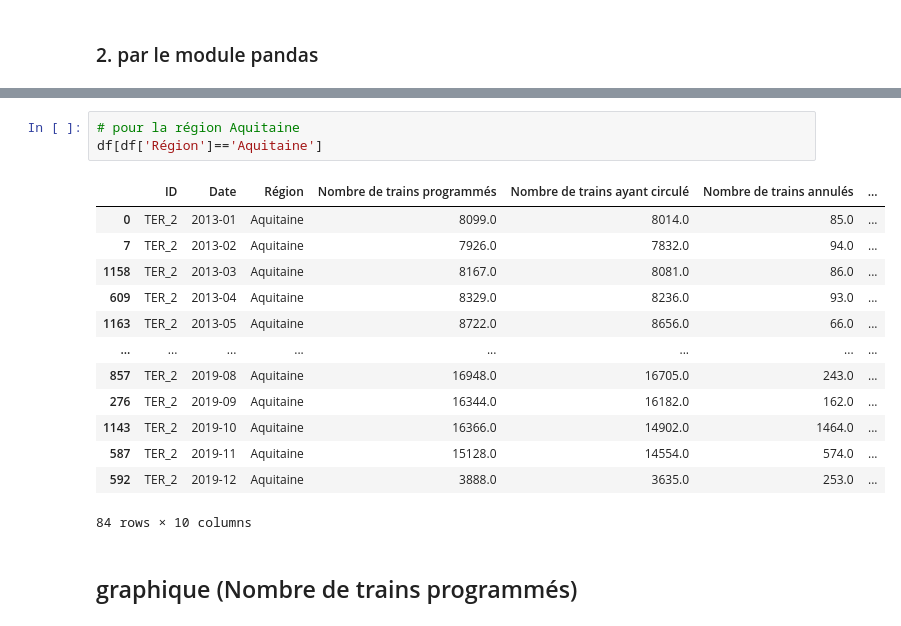
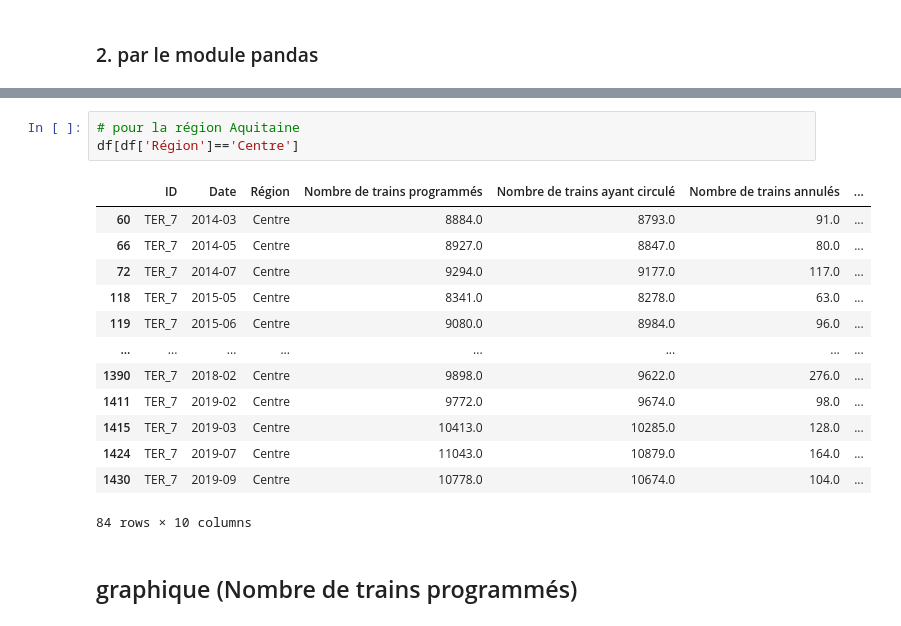
Before and after one commit to Paulthibaud/change-Point-model, a Jupyter notebook: SNCF_TER.ipynb, the cells around one changed output, grey strips where cells are left out. Cells and saved outputs as stored; diff of their text form.

```diff
--- a/SNCF_TER.ipynb
+++ b/SNCF_TER.ipynb
@@ -121,20 +121,20 @@ Occitanie                     18
 Name: Région, dtype: int64
 # %%
 # pour la région Aquitaine
-df[df['Région']=='Aquitaine']
+df[df['Région']=='Centre']
 # %% [output]
 |  | ID | Date | Région | Nombre de trains programmés | Nombre de trains ayant circulé | Nombre de trains annulés | ... |
-| 0 | TER_2 | 2013-01 | Aquitaine | 8099.0 | 8014.0 | 85.0 | ... |
-| 7 | TER_2 | 2013-02 | Aquitaine | 7926.0 | 7832.0 | 94.0 | ... |
-| 1158 | TER_2 | 2013-03 | Aquitaine | 8167.0 | 8081.0 | 86.0 | ... |
-| 609 | TER_2 | 2013-04 | Aquitaine | 8329.0 | 8236.0 | 93.0 | ... |
-| 1163 | TER_2 | 2013-05 | Aquitaine | 8722.0 | 8656.0 | 66.0 | ... |
+| 60 | TER_7 | 2014-03 | Centre | 8884.0 | 8793.0 | 91.0 | ... |
+| 66 | TER_7 | 2014-05 | Centre | 8927.0 | 8847.0 | 80.0 | ... |
+| 72 | TER_7 | 2014-07 | Centre | 9294.0 | 9177.0 | 117.0 | ... |
+| 118 | TER_7 | 2015-05 | Centre | 8341.0 | 8278.0 | 63.0 | ... |
+| 119 | TER_7 | 2015-06 | Centre | 9080.0 | 8984.0 | 96.0 | ... |
 | ... | ... | ... | ... | ... | ... | ... | ... |
-| 857 | TER_2 | 2019-08 | Aquitaine | 16948.0 | 16705.0 | 243.0 | ... |
-| 276 | TER_2 | 2019-09 | Aquitaine | 16344.0 | 16182.0 | 162.0 | ... |
-| 1143 | TER_2 | 2019-10 | Aquitaine | 16366.0 | 14902.0 | 1464.0 | ... |
-| 587 | TER_2 | 2019-11 | Aquitaine | 15128.0 | 14554.0 | 574.0 | ... |
-| 592 | TER_2 | 2019-12 | Aquitaine | 3888.0 | 3635.0 | 253.0 | ... |
+| 1390 | TER_7 | 2018-02 | Centre | 9898.0 | 9622.0 | 276.0 | ... |
+| 1411 | TER_7 | 2019-02 | Centre | 9772.0 | 9674.0 | 98.0 | ... |
+| 1415 | TER_7 | 2019-03 | Centre | 10413.0 | 10285.0 | 128.0 | ... |
+| 1424 | TER_7 | 2019-07 | Centre | 11043.0 | 10879.0 | 164.0 | ... |
+| 1430 | TER_7 | 2019-09 | Centre | 10778.0 | 10674.0 | 104.0 | ... |
 84 rows × 10 columns
 # %% [markdown]
 ## graphique  (Nombre de trains programmés)
```
Also changed, not shown: parts of 5 cells of this notebook, 2 other files.
